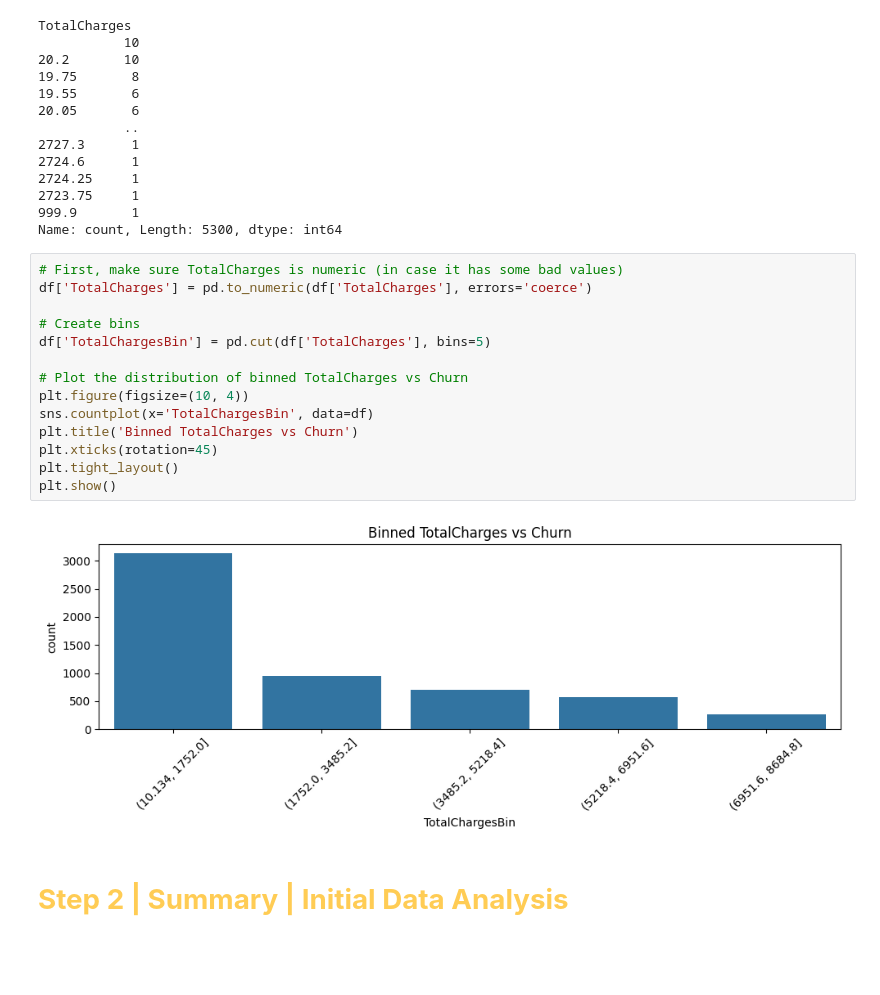
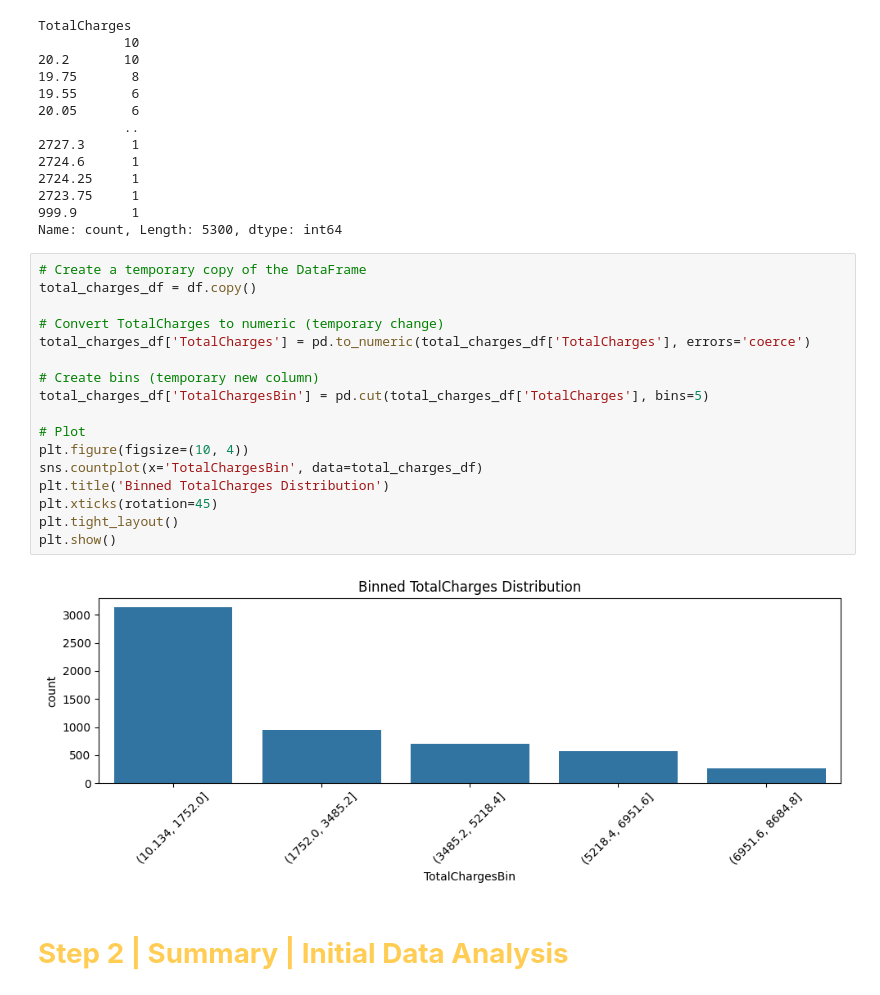
Before and after one commit to msms-dev/Telco-Customer-Churn, a Jupyter notebook: notebooks/1_EDA.ipynb, the cells around one changed output. Drawn from its saved outputs; the diff is of its cells as text; blank space fills up the shorter version.

```diff
--- a/notebooks/1_EDA.ipynb
+++ b/notebooks/1_EDA.ipynb
@@ -242,21 +242,24 @@ TotalCharges
 999.9       1
 Name: count, Length: 5300, dtype: int64
 # %%
-# First, make sure TotalCharges is numeric (in case it has some bad values)
-df['TotalCharges'] = pd.to_numeric(df['TotalCharges'], errors='coerce')
+# Create a temporary copy of the DataFrame
+total_charges_df = df.copy()
 
-# Create bins
-df['TotalChargesBin'] = pd.cut(df['TotalCharges'], bins=5)
+# Convert TotalCharges to numeric (temporary change)
+total_charges_df['TotalCharges'] = pd.to_numeric(total_charges_df['TotalCharges'], errors='coerce')
 
-# Plot the distribution of binned TotalCharges vs Churn
+# Create bins (temporary new column)
+total_charges_df['TotalChargesBin'] = pd.cut(total_charges_df['TotalCharges'], bins=5)
+
+# Plot
 plt.figure(figsize=(10, 4))
-sns.countplot(x='TotalChargesBin', data=df)
-plt.title('Binned TotalCharges vs Churn')
+sns.countplot(x='TotalChargesBin', data=total_charges_df)
+plt.title('Binned TotalCharges Distribution')
 plt.xticks(rotation=45)
 plt.tight_layout()
 plt.show()
 # %% [output]
-[figure, old version]
+[figure, new version]
 # %% [markdown]
 <a id="summary_initial_data_analysis"></a>
 # <b><span style='color:#FFCC54'> Step 2 | Summary | Initial Data Analysis</span></b>
```
Also changed, not shown: parts of 7 cells of this notebook, 7 other files.
